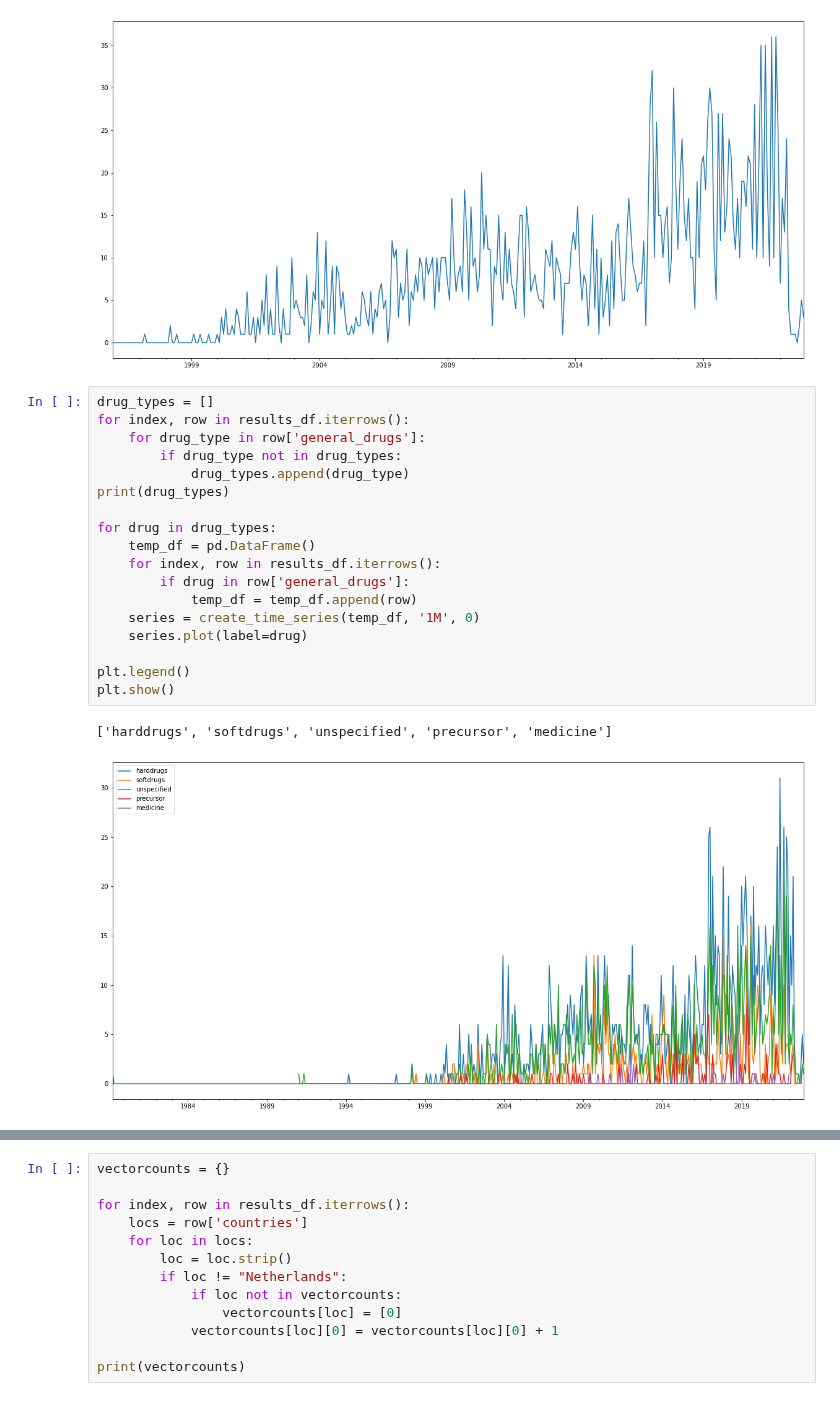
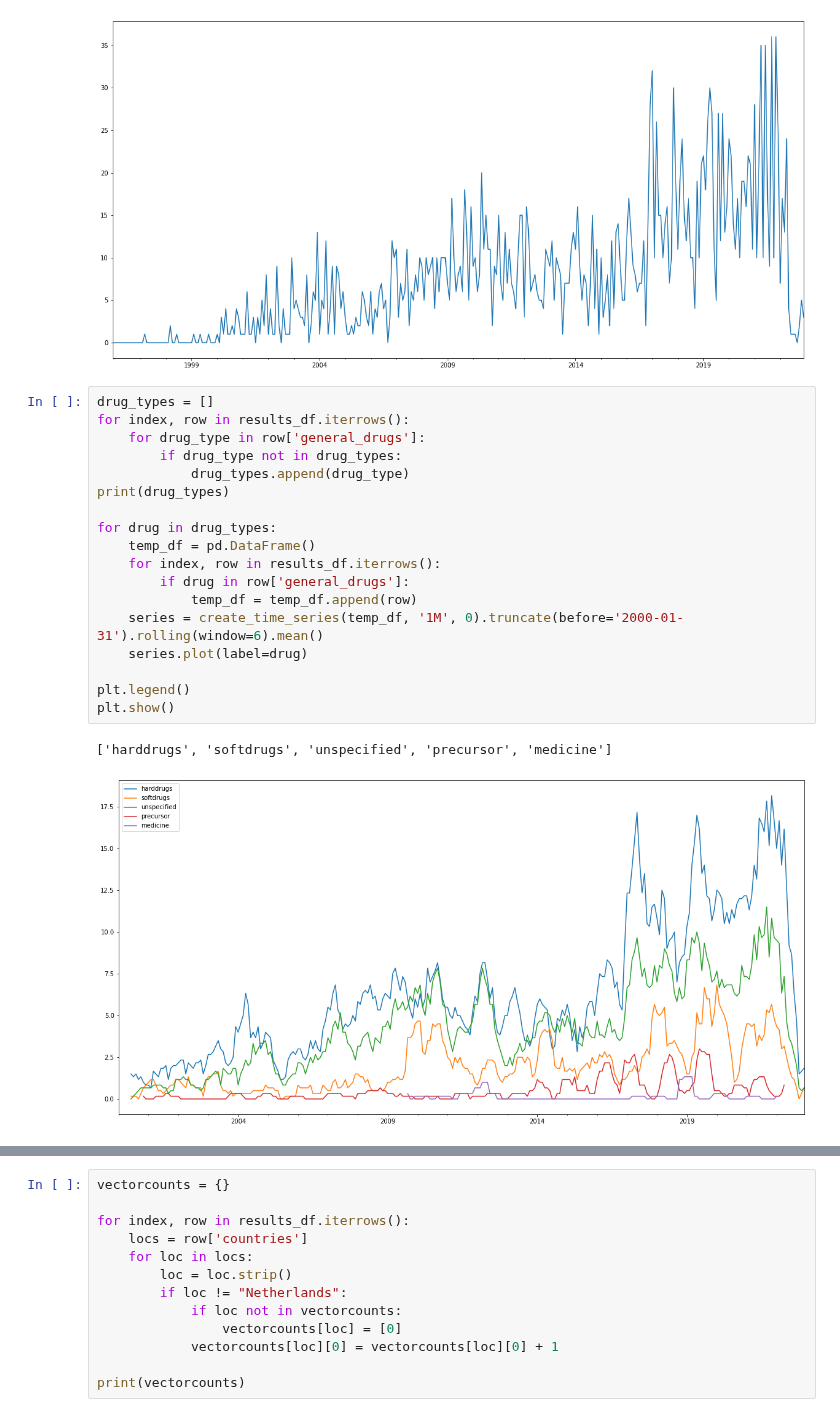
Before and after one commit to bloemetjesgordijn/Master-thesis, a Jupyter notebook: Results & Visualization.ipynb, the cells around one changed output, grey strips where cells are left out. Drawn from its saved outputs; the diff is of its cells as text.

```diff
--- a/Results & Visualization.ipynb
+++ b/Results & Visualization.ipynb
@@ -46,21 +46,21 @@ plt.show()
 # %%
 drug_types = []
 for index, row in results_df.iterrows():
     for drug_type in row['general_drugs']:
         if drug_type not in drug_types:
             drug_types.append(drug_type)
 print(drug_types)
 
 for drug in drug_types:
     temp_df = pd.DataFrame()
     for index, row in results_df.iterrows():
         if drug in row['general_drugs']:
             temp_df = temp_df.append(row)
-    series = create_time_series(temp_df, '1M', 0)
+    series = create_time_series(temp_df, '1M', 0).truncate(before='2000-01-31').rolling(window=6).mean()
     series.plot(label=drug)
 
 plt.legend()
 plt.show()
 # %% [output]
 ['harddrugs', 'softdrugs', 'unspecified', 'precursor', 'medicine']
-[figure, old version]
+[figure, new version]
```
Also changed, not shown: parts of 15 cells of this notebook, 1 other file.
